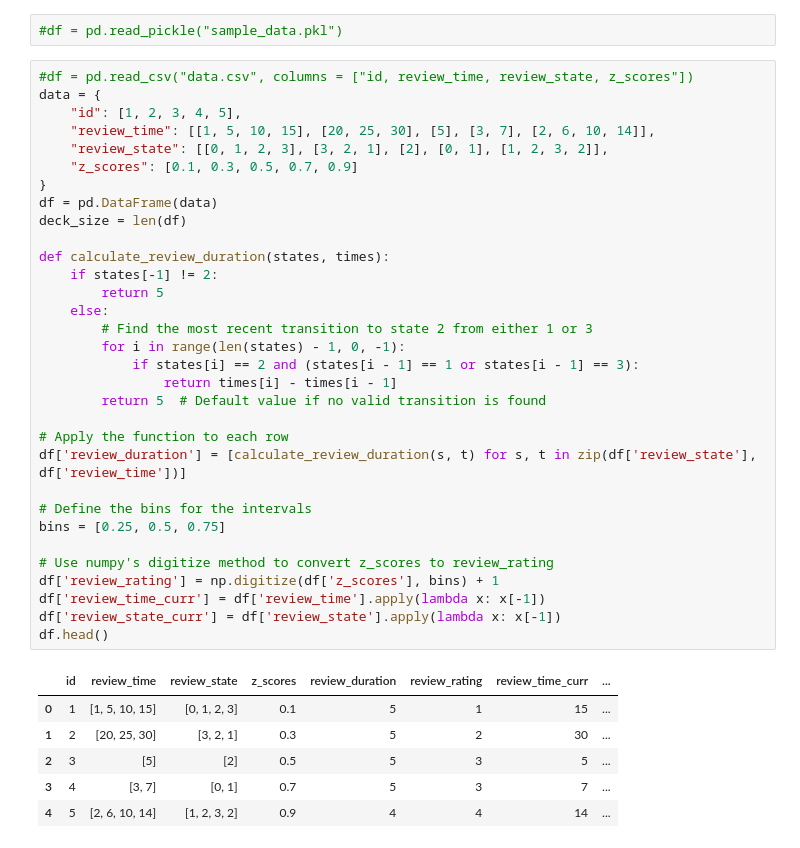
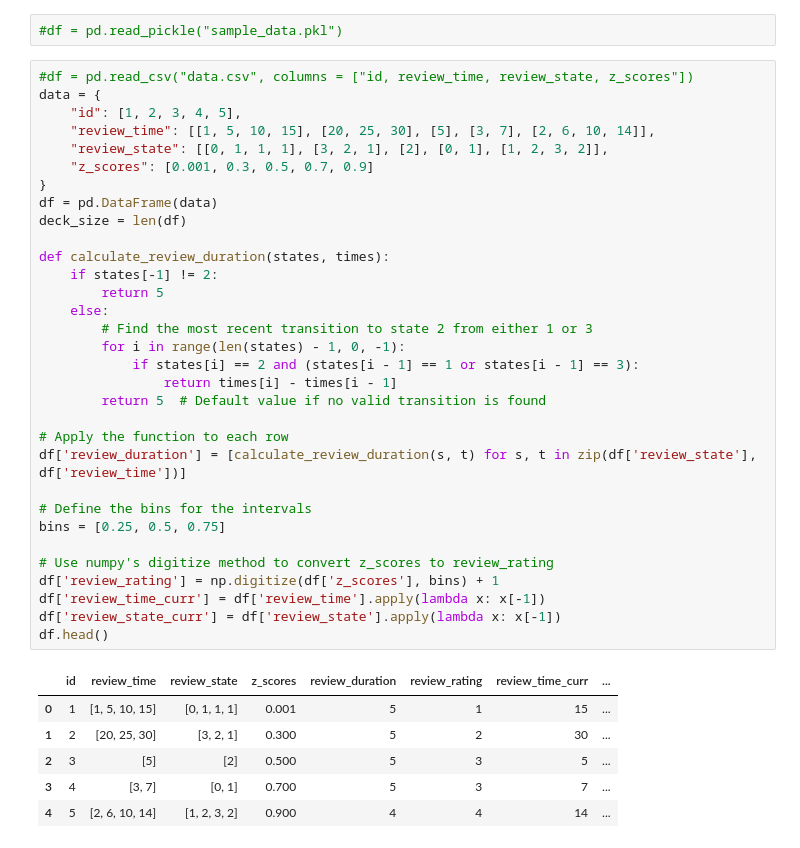
Before and after one commit to adnansiddiquei/AiTutor, a Jupyter notebook: part_4/fsrs4anki_simulator.ipynb, the cells around one changed output. Drawn from its saved outputs; the diff is of its cells as text.

```diff
--- a/part_4/fsrs4anki_simulator.ipynb
+++ b/part_4/fsrs4anki_simulator.ipynb
@@ -53,40 +53,40 @@ filter_out_flags = []
 data = {
     "id": [1, 2, 3, 4, 5],
     "review_time": [[1, 5, 10, 15], [20, 25, 30], [5], [3, 7], [2, 6, 10, 14]],
-    "review_state": [[0, 1, 2, 3], [3, 2, 1], [2], [0, 1], [1, 2, 3, 2]],
-    "z_scores": [0.1, 0.3, 0.5, 0.7, 0.9]
+    "review_state": [[0, 1, 1, 1], [3, 2, 1], [2], [0, 1], [1, 2, 3, 2]],
+    "z_scores": [0.001, 0.3, 0.5, 0.7, 0.9]
 }
 df = pd.DataFrame(data)
 deck_size = len(df)
 
 def calculate_review_duration(states, times):
     if states[-1] != 2:
         return 5
     else:
         # Find the most recent transition to state 2 from either 1 or 3
         for i in range(len(states) - 1, 0, -1):
             if states[i] == 2 and (states[i - 1] == 1 or states[i - 1] == 3):
                 return times[i] - times[i - 1]
         return 5  # Default value if no valid transition is found
 
 # Apply the function to each row
 df['review_duration'] = [calculate_review_duration(s, t) for s, t in zip(df['review_state'], df['review_time'])]
 
 # Define the bins for the intervals
 bins = [0.25, 0.5, 0.75]
 
 # Use numpy's digitize method to convert z_scores to review_rating
 df['review_rating'] = np.digitize(df['z_scores'], bins) + 1
 df['review_time_curr'] = df['review_time'].apply(lambda x: x[-1])
 df['review_state_curr'] = df['review_state'].apply(lambda x: x[-1])
 df.head()
 # %% [output]
 |  | id | review_time | review_state | z_scores | review_duration | review_rating | review_time_curr | ... |
-| 0 | 1 | [1, 5, 10, 15] | [0, 1, 2, 3] | 0.1 | 5 | 1 | 15 | ... |
-| 1 | 2 | [20, 25, 30] | [3, 2, 1] | 0.3 | 5 | 2 | 30 | ... |
-| 2 | 3 | [5] | [2] | 0.5 | 5 | 3 | 5 | ... |
-| 3 | 4 | [3, 7] | [0, 1] | 0.7 | 5 | 3 | 7 | ... |
-| 4 | 5 | [2, 6, 10, 14] | [1, 2, 3, 2] | 0.9 | 4 | 4 | 14 | ... |
+| 0 | 1 | [1, 5, 10, 15] | [0, 1, 1, 1] | 0.001 | 5 | 1 | 15 | ... |
+| 1 | 2 | [20, 25, 30] | [3, 2, 1] | 0.300 | 5 | 2 | 30 | ... |
+| 2 | 3 | [5] | [2] | 0.500 | 5 | 3 | 5 | ... |
+| 3 | 4 | [3, 7] | [0, 1] | 0.700 | 5 | 3 | 7 | ... |
+| 4 | 5 | [2, 6, 10, 14] | [1, 2, 3, 2] | 0.900 | 4 | 4 | 14 | ... |
 # %%
 New = 0
 Learning = 1
```
Also changed, not shown: parts of 7 cells of this notebook, 2 other files.
